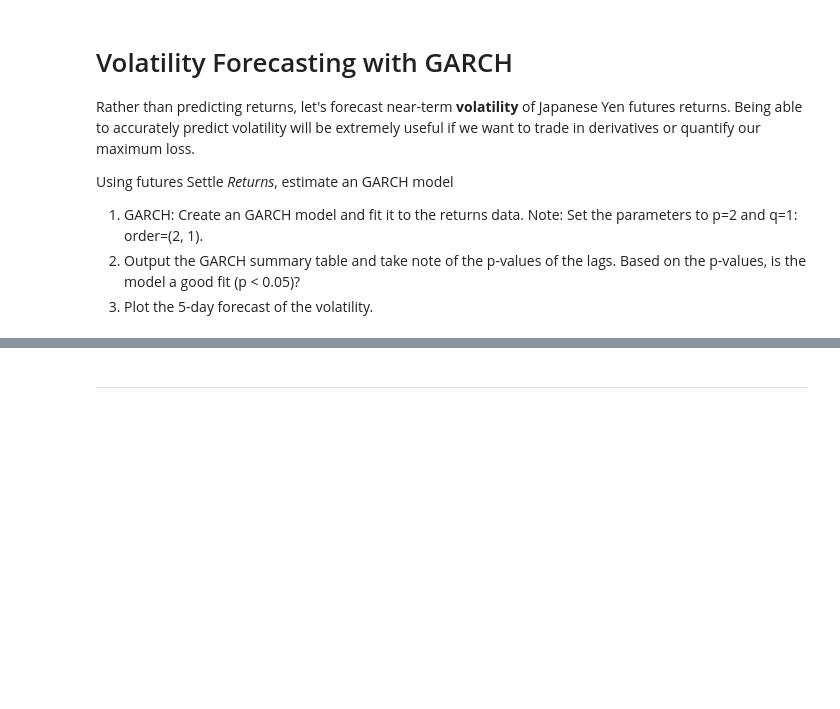
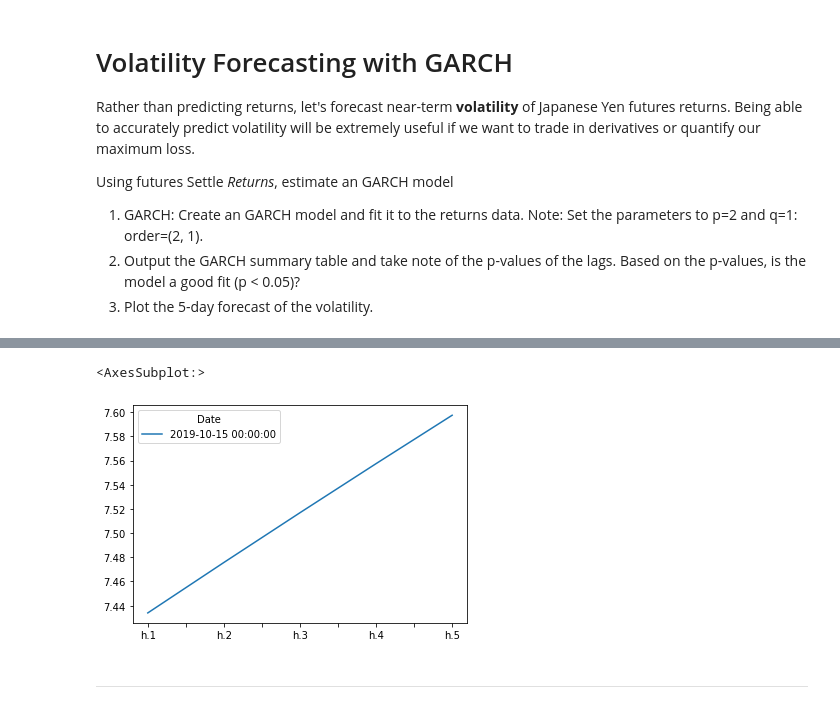
Before and after one commit to salsal3/bcs_hw10-time-series, a Jupyter notebook: Starter_Code/time_series_analysis.ipynb, the cells around one changed output, grey strips where cells are left out. Cells and saved outputs as stored; diff of their text form; code cells hidden in the pictures; blank space fills up the shorter version.

```diff
--- a/Starter_Code/time_series_analysis.ipynb
+++ b/Starter_Code/time_series_analysis.ipynb
@@ -273,9 +274,9 @@ import arch
 # %%
 ## \10-Time-Series\2\07-Ins_GARCH\Solved\garch.ipynb
 # Estimate a GARCH model:
-
+garch_model = arch_model(returns, mean='Zero', vol='GARCH', p=2, q=1)
 
 # Fit the model
-# YOUR CODE HERE!
+garch_results = garch_model.fit(disp='off')
 # %%
 # Summarize the model results
@@ -287,9 +307,10 @@ last_day
 # %%
 # Create a 5 day forecast of volatility
 forecast_horizon = 5
+
 # Start the forecast using the last_day calculated above
-# YOUR CODE HERE!
+garch_forecasts = garch_results.forecast(start='2019-10-15', horizon=forecast_horizon)
 # %%
 # Annualize the forecast
-intermediate = np.sqrt(forecasts.variance.dropna() * 252)
+intermediate = np.sqrt(garch_forecasts.variance.dropna() * 252)
 intermediate.head()
@@ -300,6 +332,9 @@ final.head()
 # %%
 # Plot the final forecast
-# YOUR CODE HERE!
+final.plot()
+# %% [output]
+<AxesSubplot:>
+[figure, added]
 # %% [markdown]
 ---
 # %% [markdown]
```
Also changed, not shown: parts of 9 cells of this notebook.
